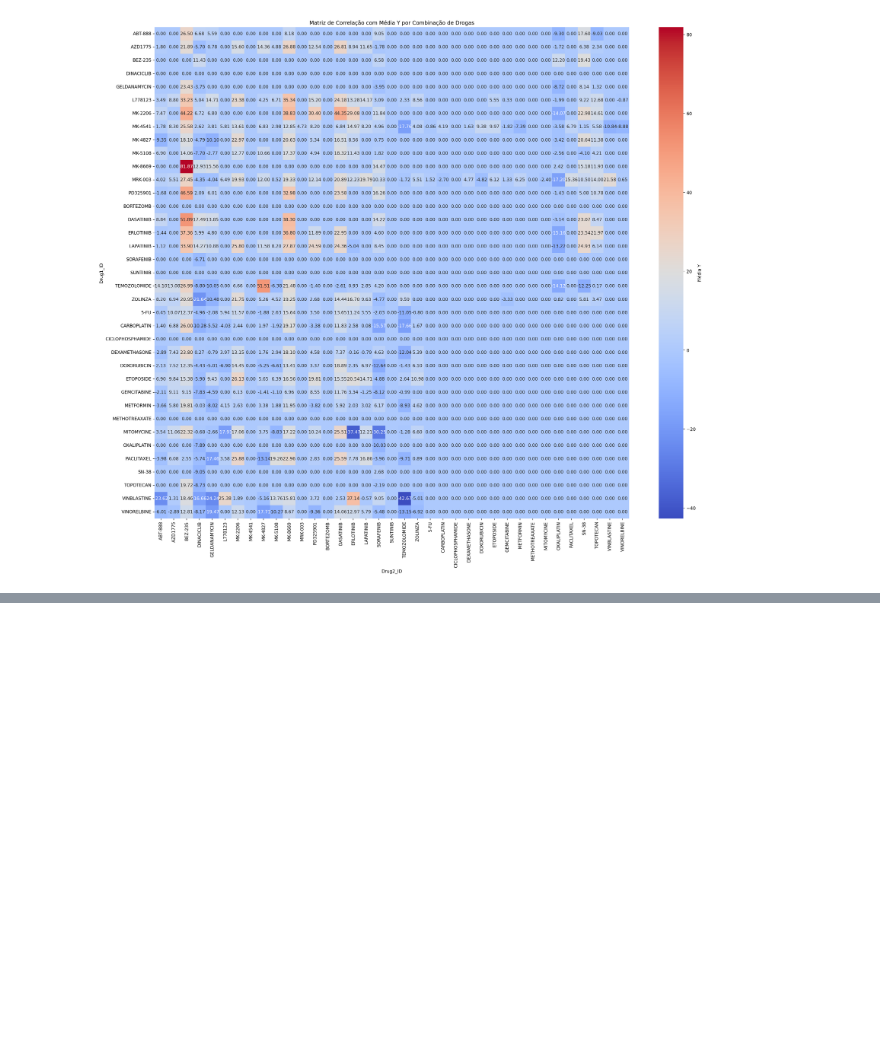
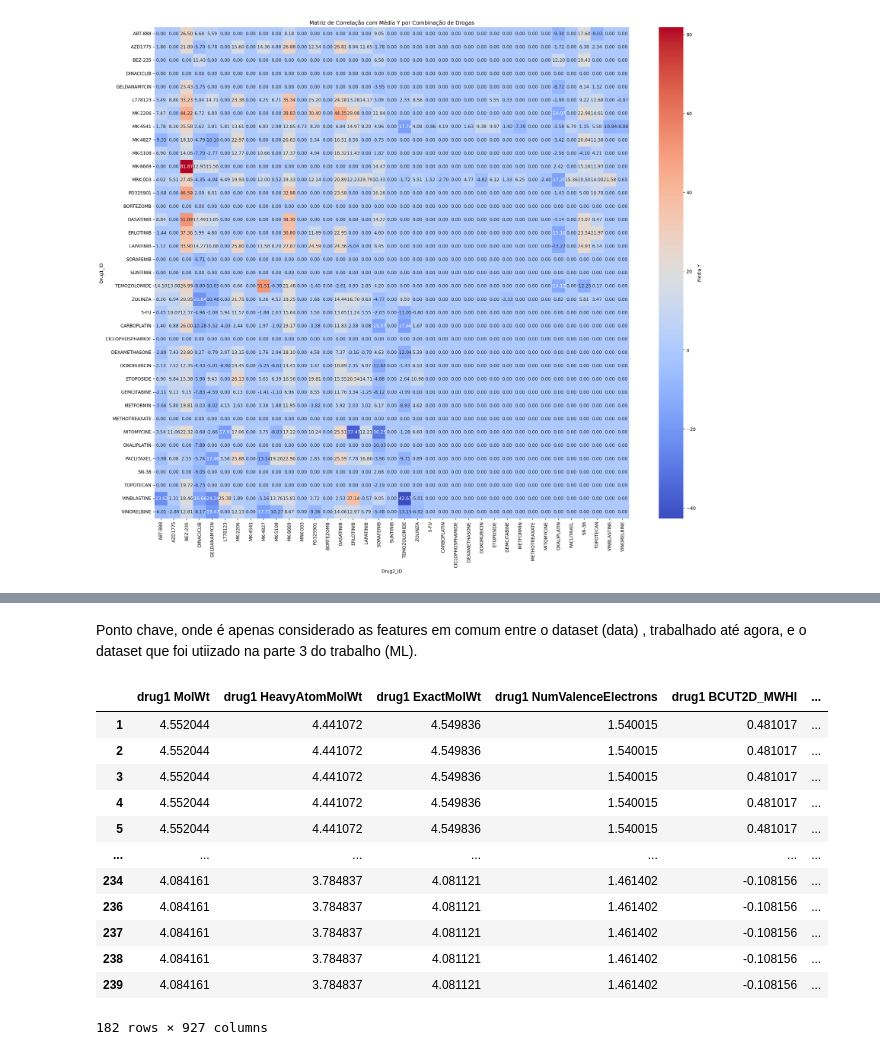
Before and after one commit to GuilhermeLoboSousa/Work-SIB, a Jupyter notebook: exercicio_extra.ipynb, the cells around one changed output, grey strips where cells are left out. Saved outputs shown, nothing was run; the diff lists cells and outputs as text; code cells hidden in the pictures; blank space fills up the shorter version.

```diff
--- a/exercicio_extra.ipynb
+++ b/exercicio_extra.ipynb
@@ -105,0 +369,23 @@ print(len(drogas))
+# %%
+path="C:\\Users\\guilh\\OneDrive - Universidade de Aveiro\\Guilherme\\dataset.csv"
+dataset_filtrado_previo=pd.read_csv(path)
+# %% [markdown]
+Ponto chave, onde é apenas considerado as features em comum entre o dataset (data) , trabalhado até agora, e o dataset que foi utiizado na parte 3 do trabalho (ML).
+# %%
+colunas_comuns=dataset_filtrado_previo.columns.intersection(data.columns)
+data=data[colunas_comuns]
+data
+# %% [output]
+|  | drug1 MolWt | drug1 HeavyAtomMolWt | drug1 ExactMolWt | drug1 NumValenceElectrons | drug1 BCUT2D_MWHI | ... |
+| 1 | 4.552044 | 4.441072 | 4.549836 | 1.540015 | 0.481017 | ... |
+| 2 | 4.552044 | 4.441072 | 4.549836 | 1.540015 | 0.481017 | ... |
+| 3 | 4.552044 | 4.441072 | 4.549836 | 1.540015 | 0.481017 | ... |
+| 4 | 4.552044 | 4.441072 | 4.549836 | 1.540015 | 0.481017 | ... |
+| 5 | 4.552044 | 4.441072 | 4.549836 | 1.540015 | 0.481017 | ... |
+| ... | ... | ... | ... | ... | ... | ... |
+| 234 | 4.084161 | 3.784837 | 4.081121 | 1.461402 | -0.108156 | ... |
+| 236 | 4.084161 | 3.784837 | 4.081121 | 1.461402 | -0.108156 | ... |
+| 237 | 4.084161 | 3.784837 | 4.081121 | 1.461402 | -0.108156 | ... |
+| 238 | 4.084161 | 3.784837 | 4.081121 | 1.461402 | -0.108156 | ... |
+| 239 | 4.084161 | 3.784837 | 4.081121 | 1.461402 | -0.108156 | ... |
+182 rows × 927 columns
```
Also changed, not shown: parts of 37 cells of this notebook.
